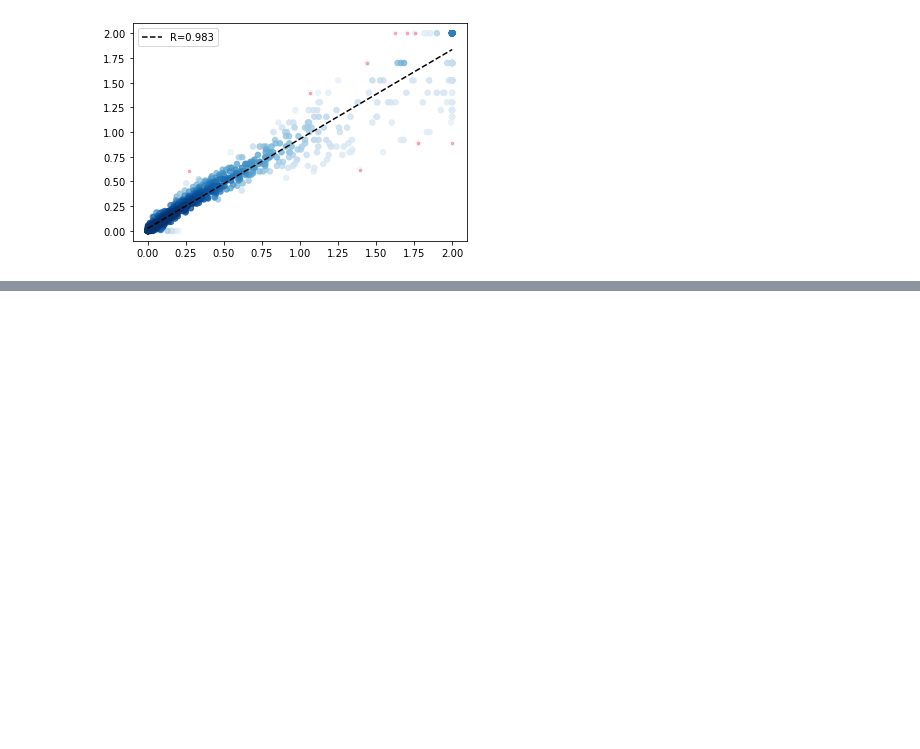
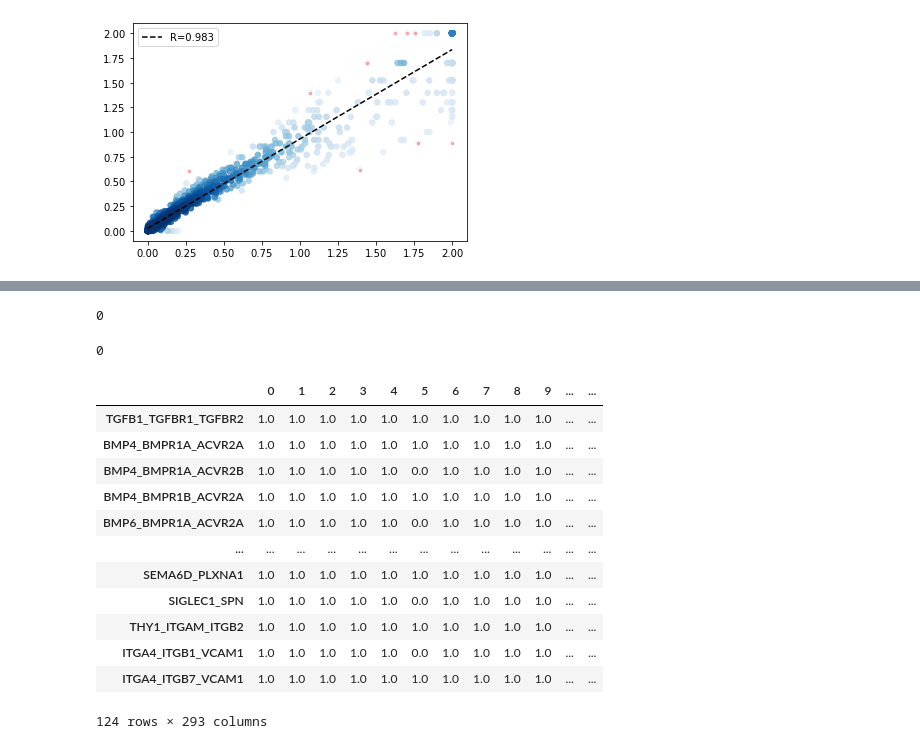
Before and after one commit to StatBiomed/SpatialDM, a Jupyter notebook: tutorial/melanoma.ipynb, the cells around one changed output, grey strips where cells are left out. Cells and saved outputs as stored; diff of their text form; code cells hidden in the pictures; blank space fills up the shorter version.

```diff
--- a/tutorial/melanoma.ipynb
+++ b/tutorial/melanoma.ipynb
@@ -231,0 +284,24 @@ corr_plot(x, y, method='pearson')
+# %%
+np.isnan(my_sample.local_perm_p[id_log.isin(id_raw)]).sum().max()
+# %% [output]
+0
+# %%
+np.isnan(raw_sample.local_perm_p[id_raw.isin(id_log)]).sum().max()
+# %% [output]
+0
+# %%
+my_sample.local_perm_p[id_log.isin(id_raw)]
+# %% [output]
+|  | 0 | 1 | 2 | 3 | 4 | 5 | 6 | 7 | 8 | 9 | ... | ... |
+| TGFB1_TGFBR1_TGFBR2 | 1.0 | 1.0 | 1.0 | 1.0 | 1.0 | 1.0 | 1.0 | 1.0 | 1.0 | 1.0 | ... | ... |
+| BMP4_BMPR1A_ACVR2A | 1.0 | 1.0 | 1.0 | 1.0 | 1.0 | 1.0 | 1.0 | 1.0 | 1.0 | 1.0 | ... | ... |
+| BMP4_BMPR1A_ACVR2B | 1.0 | 1.0 | 1.0 | 1.0 | 1.0 | 0.0 | 1.0 | 1.0 | 1.0 | 1.0 | ... | ... |
+| BMP4_BMPR1B_ACVR2A | 1.0 | 1.0 | 1.0 | 1.0 | 1.0 | 1.0 | 1.0 | 1.0 | 1.0 | 1.0 | ... | ... |
+| BMP6_BMPR1A_ACVR2A | 1.0 | 1.0 | 1.0 | 1.0 | 1.0 | 0.0 | 1.0 | 1.0 | 1.0 | 1.0 | ... | ... |
+| ... | ... | ... | ... | ... | ... | ... | ... | ... | ... | ... | ... | ... |
+| SEMA6D_PLXNA1 | 1.0 | 1.0 | 1.0 | 1.0 | 1.0 | 1.0 | 1.0 | 1.0 | 1.0 | 1.0 | ... | ... |
+| SIGLEC1_SPN | 1.0 | 1.0 | 1.0 | 1.0 | 1.0 | 0.0 | 1.0 | 1.0 | 1.0 | 1.0 | ... | ... |
+| THY1_ITGAM_ITGB2 | 1.0 | 1.0 | 1.0 | 1.0 | 1.0 | 1.0 | 1.0 | 1.0 | 1.0 | 1.0 | ... | ... |
+| ITGA4_ITGB1_VCAM1 | 1.0 | 1.0 | 1.0 | 1.0 | 1.0 | 0.0 | 1.0 | 1.0 | 1.0 | 1.0 | ... | ... |
+| ITGA4_ITGB7_VCAM1 | 1.0 | 1.0 | 1.0 | 1.0 | 1.0 | 1.0 | 1.0 | 1.0 | 1.0 | 1.0 | ... | ... |
+124 rows × 293 columns
```
Also changed, not shown: parts of 42 cells of this notebook, 4 other files.
